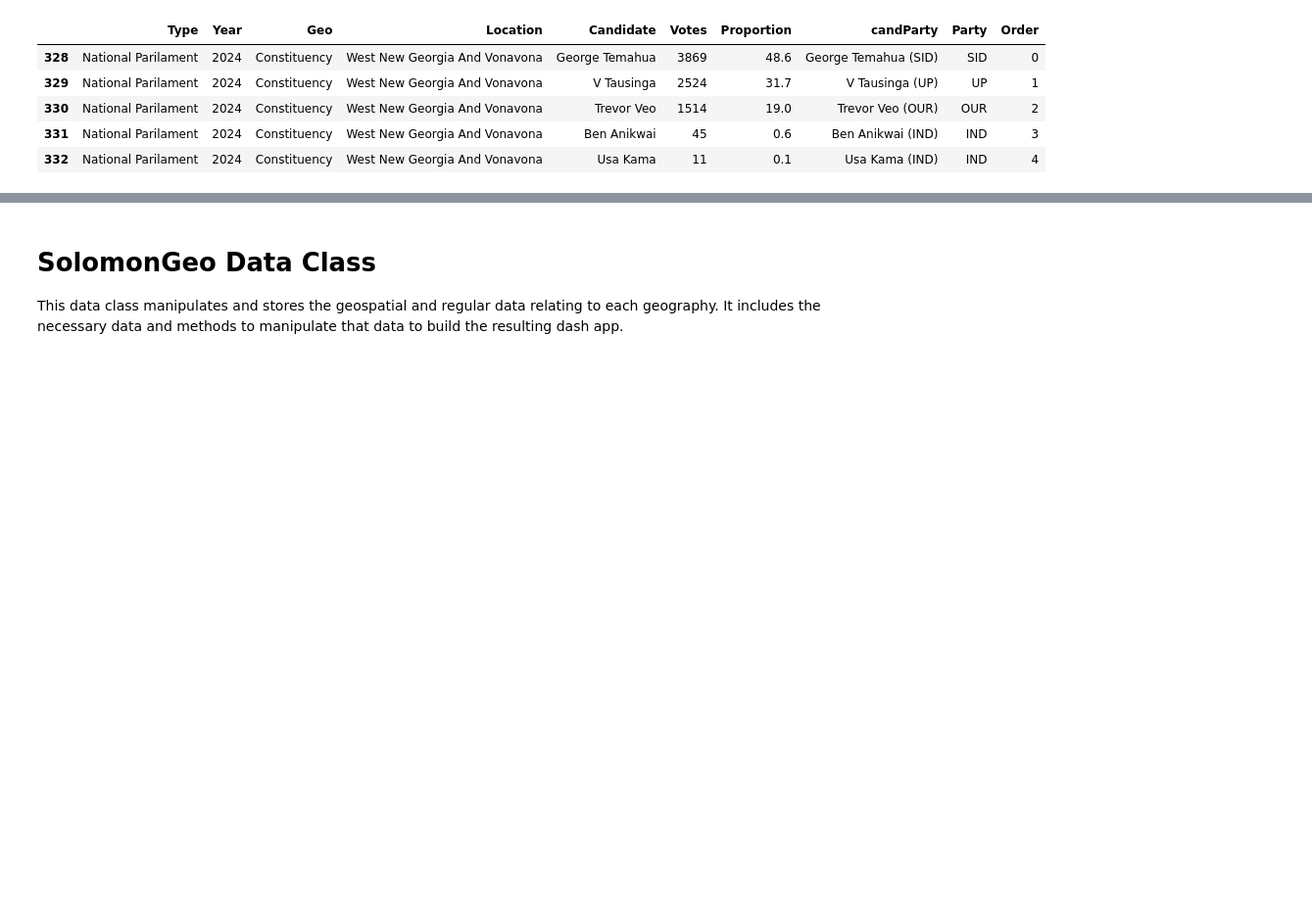
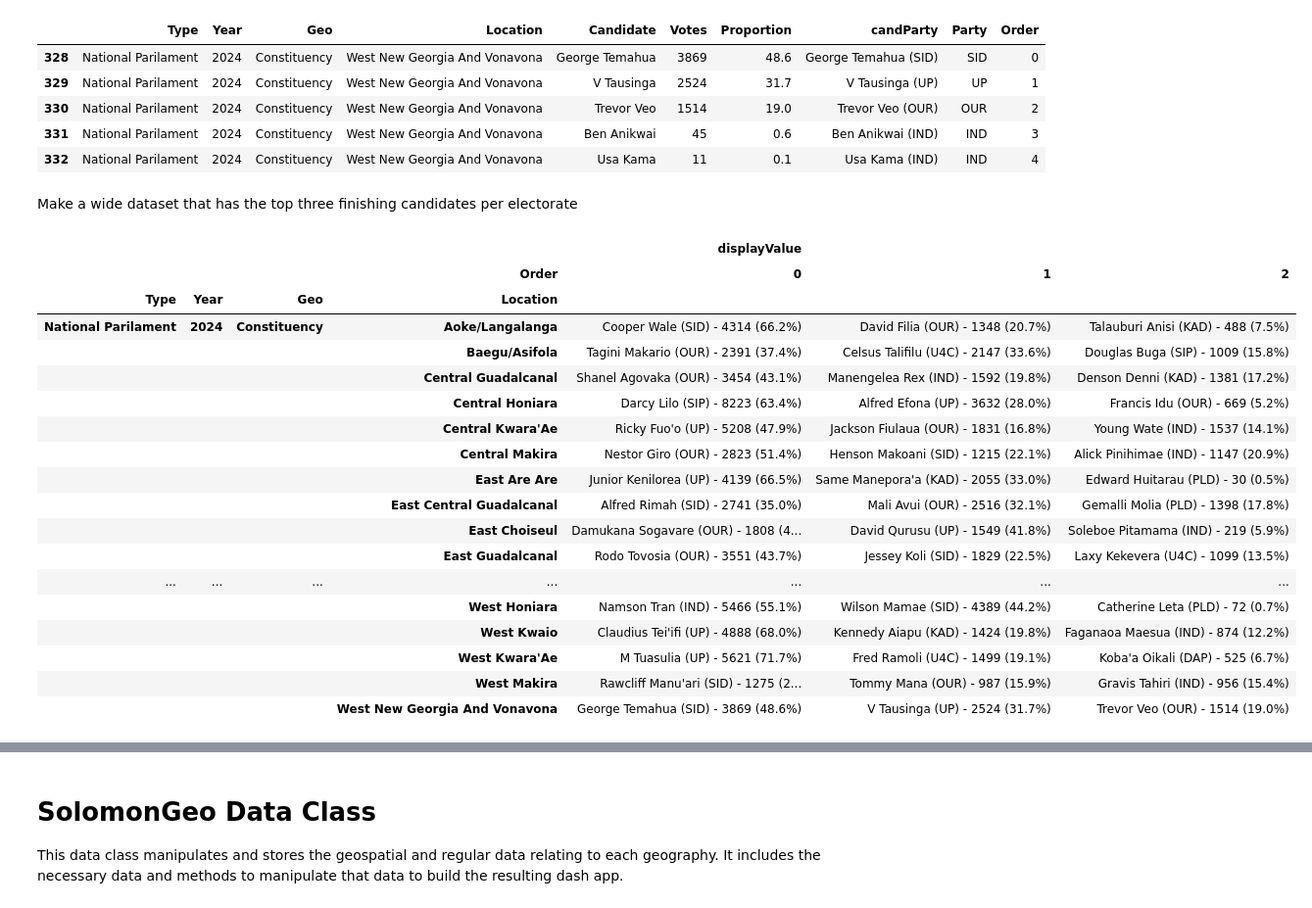
Before and after one commit to Gippers/SolomonIslandsDataMap, a Jupyter notebook: nbs/00_load_data.ipynb, the cells around one changed output, grey strips where cells are left out. Shown: that part at 98% size. Saved outputs shown, nothing was run; the diff lists cells and outputs as text; code cells hidden in the pictures; blank space fills up the shorter version.

```diff
--- a/nbs/00_load_data.ipynb
+++ b/nbs/00_load_data.ipynb
@@ -122,7 +122,7 @@ elec['Party'] = candParty.loc[:, 1].str.strip(")")
 
 # Fix formatting
 #elec.Votes.astype(int)
-elec.sort_values(by = ['Year', 'Geo', 'Location', 'Votes'], inplace = True, ascending= False)
+elec.sort_values(by = ['Type','Year', 'Geo', 'Location', 'Votes',], inplace = True, ascending= False)
 elec['Order'] = elec.groupby(by = 'Location').cumcount()
 elec.head()
 # %% [output]
@@ -132,3 +132,31 @@ elec.head()
 | 330 | National Parilament | 2024 | Constituency | West New Georgia And Vonavona | Trevor Veo | 1514 | 19.0 | Trevor Veo (OUR) | OUR | 2 |
 | 331 | National Parilament | 2024 | Constituency | West New Georgia And Vonavona | Ben Anikwai | 45 | 0.6 | Ben Anikwai (IND) | IND | 3 |
 | 332 | National Parilament | 2024 | Constituency | West New Georgia And Vonavona | Usa Kama | 11 | 0.1 | Usa Kama (IND) | IND | 4 |
+# %% [markdown]
+Make a wide dataset that has the top three finishing candidates per electorate
+# %%
+elec_wide = elec.copy()
+elec_wide = elec_wide[elec_wide['Order'] <= 2]
+elec_wide['displayValue'] = elec_wide.candParty.map(str) + " - " + elec_wide.Votes.map(str) + " (" + elec_wide.Proportion.map(str) + "%)"
+elec_wide = pd.pivot(elec_wide, index = ['Type', 'Year', 'Geo', 'Location',], columns = ['Order', ], values = ['displayValue']).fillna("")
+elec_wide
+# %% [output]
+|  |  |  |  | displayValue |  |  |
+|  |  |  | Order | 0 | 1 | 2 |
+| Type | Year | Geo | Location |  |  |  |
+| National Parilament | 2024 | Constituency | Aoke/Langalanga | Cooper Wale (SID) - 4314 (66.2%) | David Filia (OUR) - 1348 (20.7%) | Talauburi Anisi (KAD) - 488 (7.5%) |
+|  |  |  | Baegu/Asifola | Tagini Makario (OUR) - 2391 (37.4%) | Celsus Talifilu (U4C) - 2147 (33.6%) | Douglas Buga (SIP) - 1009 (15.8%) |
+|  |  |  | Central Guadalcanal | Shanel Agovaka (OUR) - 3454 (43.1%) | Manengelea Rex (IND) - 1592 (19.8%) | Denson Denni (KAD) - 1381 (17.2%) |
+|  |  |  | Central Honiara | Darcy Lilo (SIP) - 8223 (63.4%) | Alfred Efona (UP) - 3632 (28.0%) | Francis Idu (OUR) - 669 (5.2%) |
+|  |  |  | Central Kwara'Ae | Ricky Fuo'o (UP) - 5208 (47.9%) | Jackson Fiulaua (OUR) - 1831 (16.8%) | Young Wate (IND) - 1537 (14.1%) |
+|  |  |  | Central Makira | Nestor Giro (OUR) - 2823 (51.4%) | Henson Makoani (SID) - 1215 (22.1%) | Alick Pinihimae (IND) - 1147 (20.9%) |
+|  |  |  | East Are Are | Junior Kenilorea (UP) - 4139 (66.5%) | Same Manepora'a (KAD) - 2055 (33.0%) | Edward Huitarau (PLD) - 30 (0.5%) |
+|  |  |  | East Central Guadalcanal | Alfred Rimah (SID) - 2741 (35.0%) | Mali Avui (OUR) - 2516 (32.1%) | Gemalli Molia (PLD) - 1398 (17.8%) |
+|  |  |  | East Choiseul | Damukana Sogavare (OUR) - 1808 (4... | David Qurusu (UP) - 1549 (41.8%) | Soleboe Pitamama (IND) - 219 (5.9%) |
+|  |  |  | East Guadalcanal | Rodo Tovosia (OUR) - 3551 (43.7%) | Jessey Koli (SID) - 1829 (22.5%) | Laxy Kekevera (U4C) - 1099 (13.5%) |
+| ... | ... | ... | ... | ... | ... | ... |
+|  |  |  | West Honiara | Namson Tran (IND) - 5466 (55.1%) | Wilson Mamae (SID) - 4389 (44.2%) | Catherine Leta (PLD) - 72 (0.7%) |
+|  |  |  | West Kwaio | Claudius Tei'ifi (UP) - 4888 (68.0%) | Kennedy Aiapu (KAD) - 1424 (19.8%) | Faganaoa Maesua (IND) - 874 (12.2%) |
+|  |  |  | West Kwara'Ae | M Tuasulia (UP) - 5621 (71.7%) | Fred Ramoli (U4C) - 1499 (19.1%) | Koba'a Oikali (DAP) - 525 (6.7%) |
+|  |  |  | West Makira | Rawcliff Manu'ari (SID) - 1275 (2... | Tommy Mana (OUR) - 987 (15.9%) | Gravis Tahiri (IND) - 956 (15.4%) |
+|  |  |  | West New Georgia And Vonavona | George Temahua (SID) - 3869 (48.6%) | V Tausinga (UP) - 2524 (31.7%) | Trevor Veo (OUR) - 1514 (19.0%) |
```
Also changed, not shown: parts of 2 cells of this notebook.
